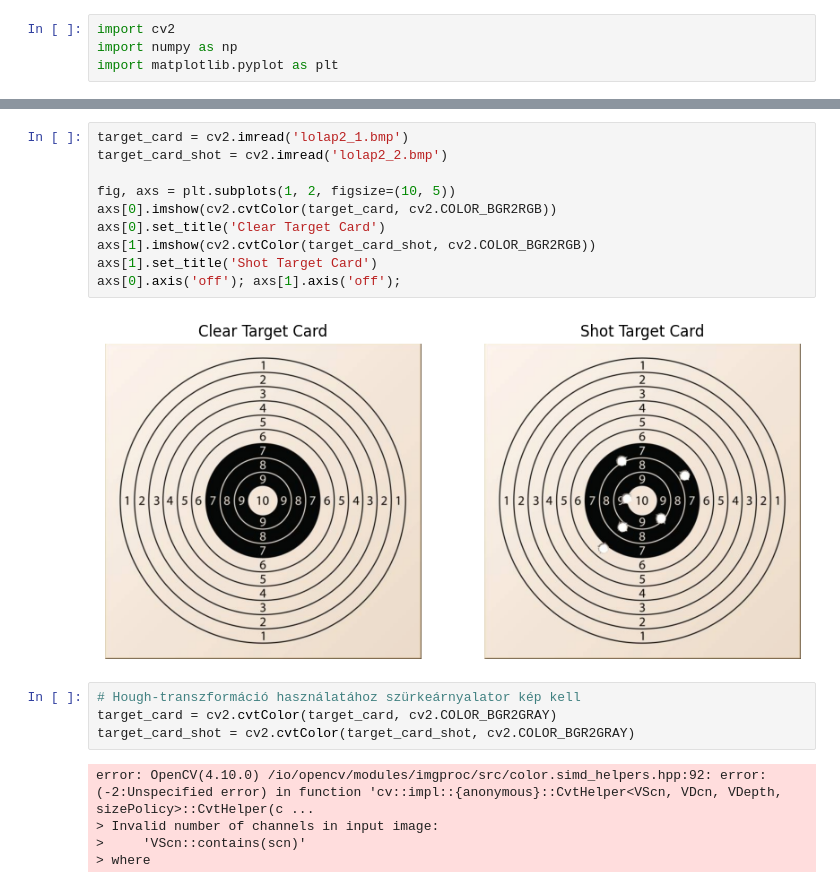
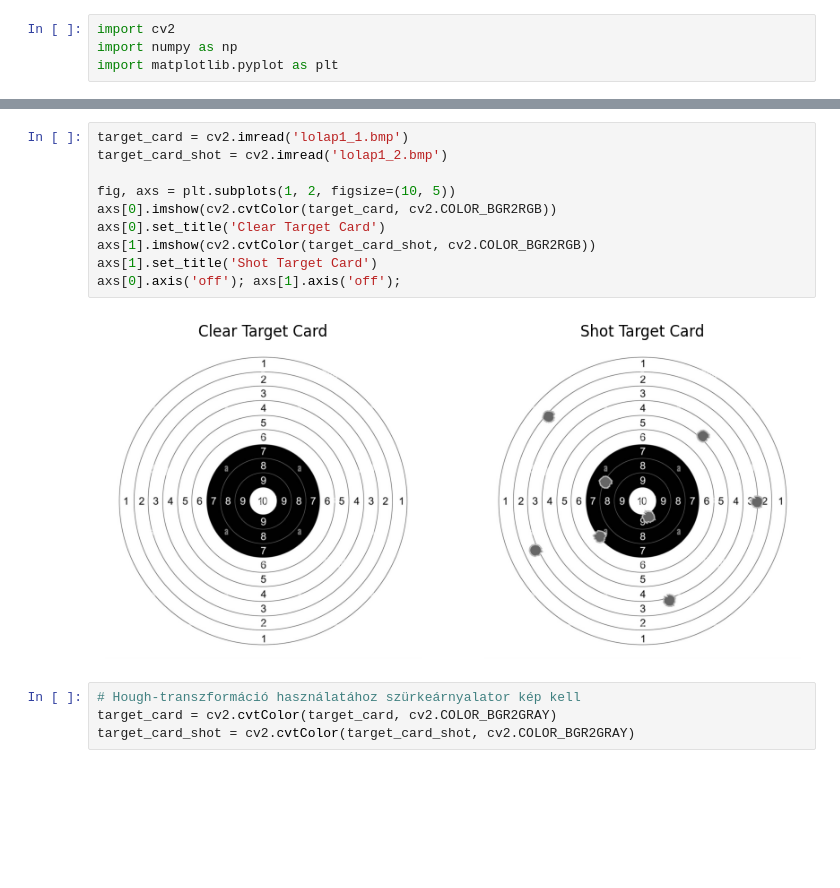
Before and after one commit to BrMrtn/GoogleColab, a Jupyter notebook: Képfeldolgozás/khf6_Lőlap.ipynb, the cells around one changed output, grey strips where cells are left out. Cells and saved outputs as stored; diff of their text form; blank space fills up the shorter version.

```diff
--- a/Képfeldolgozás/khf6_Lőlap.ipynb
+++ b/Képfeldolgozás/khf6_Lőlap.ipynb
@@ -28,23 +30,18 @@ lolap2_2.bmp        100%[===================>]   1.07M  --.-KB/s    in 0.06s
 # %%
-target_card = cv2.imread('lolap2_1.bmp')
-target_card_shot = cv2.imread('lolap2_2.bmp')
+target_card = cv2.imread('lolap1_1.bmp')
+target_card_shot = cv2.imread('lolap1_2.bmp')
 
 fig, axs = plt.subplots(1, 2, figsize=(10, 5))
 axs[0].imshow(cv2.cvtColor(target_card, cv2.COLOR_BGR2RGB))
 axs[0].set_title('Clear Target Card')
 axs[1].imshow(cv2.cvtColor(target_card_shot, cv2.COLOR_BGR2RGB))
 axs[1].set_title('Shot Target Card')
 axs[0].axis('off'); axs[1].axis('off');
 # %% [output]
-[figure, old version]
+[figure, new version]
 # %%
 # Hough-transzformáció használatához szürkeárnyalator kép kell
 target_card = cv2.cvtColor(target_card, cv2.COLOR_BGR2GRAY)
 target_card_shot = cv2.cvtColor(target_card_shot, cv2.COLOR_BGR2GRAY)
-# %% [output]
-error: OpenCV(4.10.0) /io/opencv/modules/imgproc/src/color.simd_helpers.hpp:92: error: (-2:Unspecified error) in function 'cv::impl::{anonymous}::CvtHelper<VScn, VDcn, VDepth, sizePolicy>::CvtHelper(c ...
-> Invalid number of channels in input image:
->     'VScn::contains(scn)'
-> where
 # %%
 # Alapkörök megtalálása a lövések nélküli képen
```
Also changed, not shown: parts of 2 cells of this notebook.
